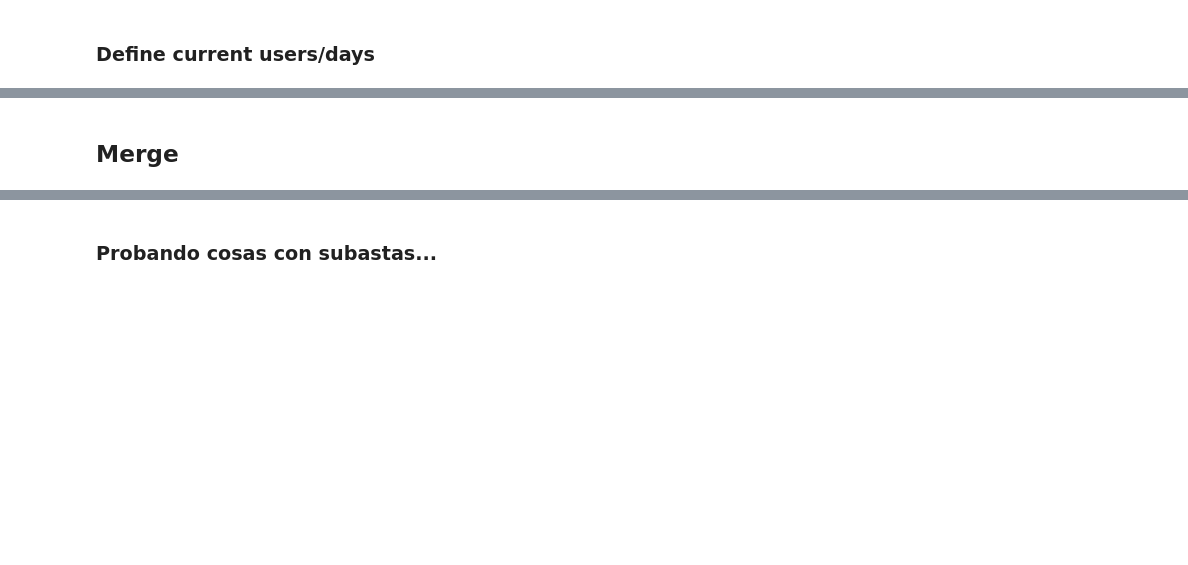
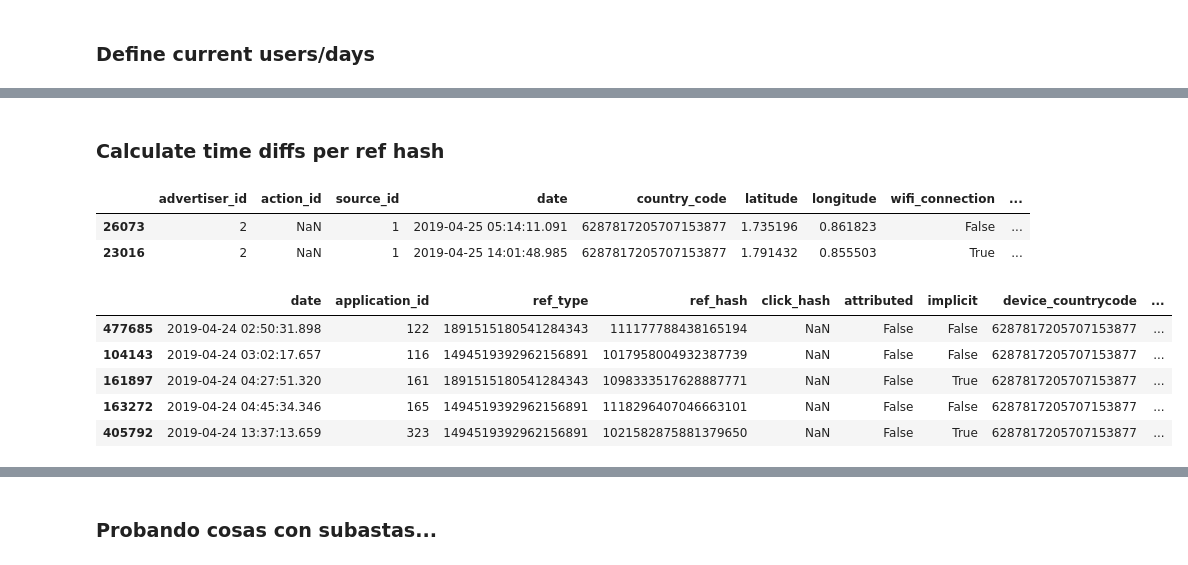
Before and after one commit to rozanecm/7506_tp2_1c2019, a Jupyter notebook: notebooks/My nb by mr.ipynb, the cells around one changed output, grey strips where cells are left out. Cells and saved outputs as stored; diff of their text form; code cells hidden in the pictures; blank space fills up the shorter version.

```diff
--- a/notebooks/My nb by mr.ipynb
+++ b/notebooks/My nb by mr.ipynb
@@ -477,2 +484,2 @@ print(df_auctions.memory_usage(deep=True).sum()/1e6)
-# %% [markdown]
-## Merge
+# %% [markdown]
+### Calculate time diffs per ref hash
@@ -478,0 +491,15 @@ print(df_auctions.memory_usage(deep=True).sum()/1e6)
+# %%
+df_clicks.head()
+# %% [output]
+|  | advertiser_id | action_id | source_id | date | country_code | latitude | longitude | wifi_connection | ... |
+| 26073 | 2 | NaN | 1 | 2019-04-25 05:14:11.091 | 6287817205707153877 | 1.735196 | 0.861823 | False | ... |
+| 23016 | 2 | NaN | 1 | 2019-04-25 14:01:48.985 | 6287817205707153877 | 1.791432 | 0.855503 | True | ... |
+# %%
+df_installs.head()
+# %% [output]
+|  | date | application_id | ref_type | ref_hash | click_hash | attributed | implicit | device_countrycode | ... |
+| 477685 | 2019-04-24 02:50:31.898 | 122 | 1891515180541284343 | 111177788438165194 | NaN | False | False | 6287817205707153877 | ... |
+| 104143 | 2019-04-24 03:02:17.657 | 116 | 1494519392962156891 | 1017958004932387739 | NaN | False | False | 6287817205707153877 | ... |
+| 161897 | 2019-04-24 04:27:51.320 | 161 | 1891515180541284343 | 1098333517628887771 | NaN | False | True | 6287817205707153877 | ... |
+| 163272 | 2019-04-24 04:45:34.346 | 165 | 1494519392962156891 | 1118296407046663101 | NaN | False | False | 6287817205707153877 | ... |
+| 405792 | 2019-04-24 13:37:13.659 | 323 | 1494519392962156891 | 1021582875881379650 | NaN | False | True | 6287817205707153877 | ... |
```
Also changed, not shown: parts of 30 cells of this notebook.
